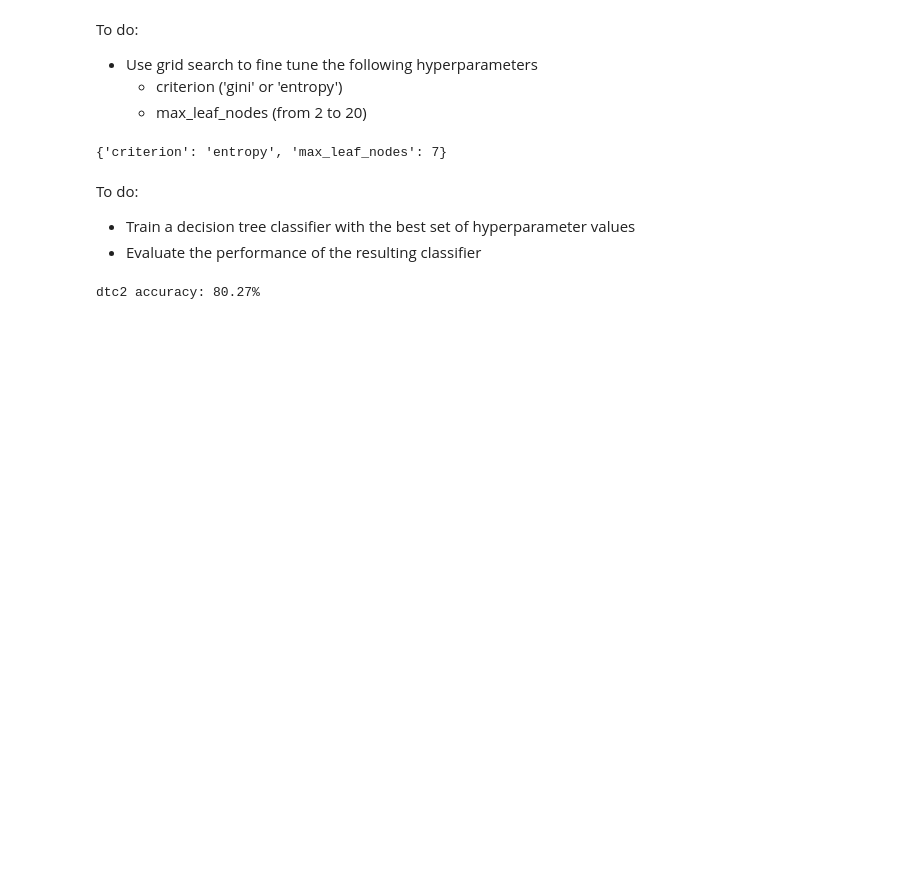
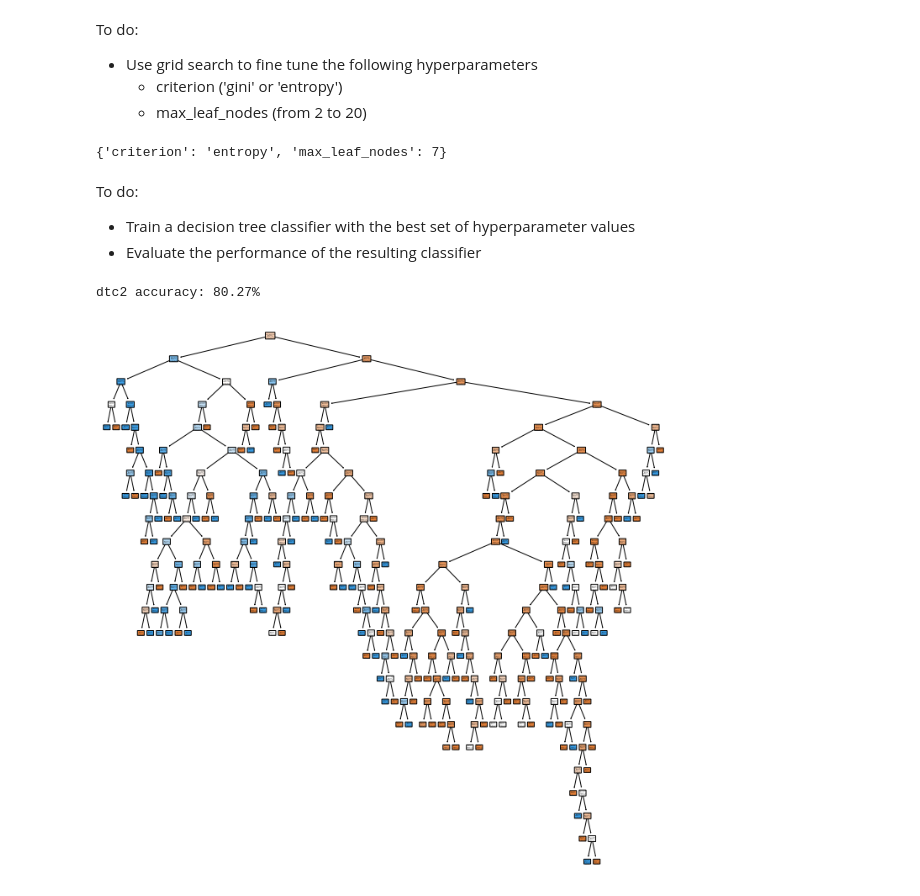
Before and after one commit to wooihaw/pai_oct2022, a Jupyter notebook: Part_3/handson_3/handson_3b.ipynb, the cells around one changed output. Drawn from its saved outputs; the diff is of its cells as text; code cells hidden in the pictures; blank space fills up the shorter version.

```diff
--- a/Part_3/handson_3/handson_3b.ipynb
+++ b/Part_3/handson_3/handson_3b.ipynb
@@ -53,3 +53,11 @@ dtc2 = DecisionTreeClassifier(random_state=42, **gs.best_params_).fit(X_train, y
 print(f'dtc2 accuracy: {dtc2.score(X_test, y_test):.2%}')
 # %% [output]
 dtc2 accuracy: 80.27%
+# %%
+from sklearn.tree import plot_tree
+import matplotlib.pyplot as plt
+plt.figure(figsize=(12, 12))
+plot_tree(dtc1, feature_names=df.columns, class_names=['0', '1'], rounded=True, filled=True)
+plt.show()
+# %% [output]
+[figure, added]
```
Also changed, not shown: parts of 1 cell of this notebook.
